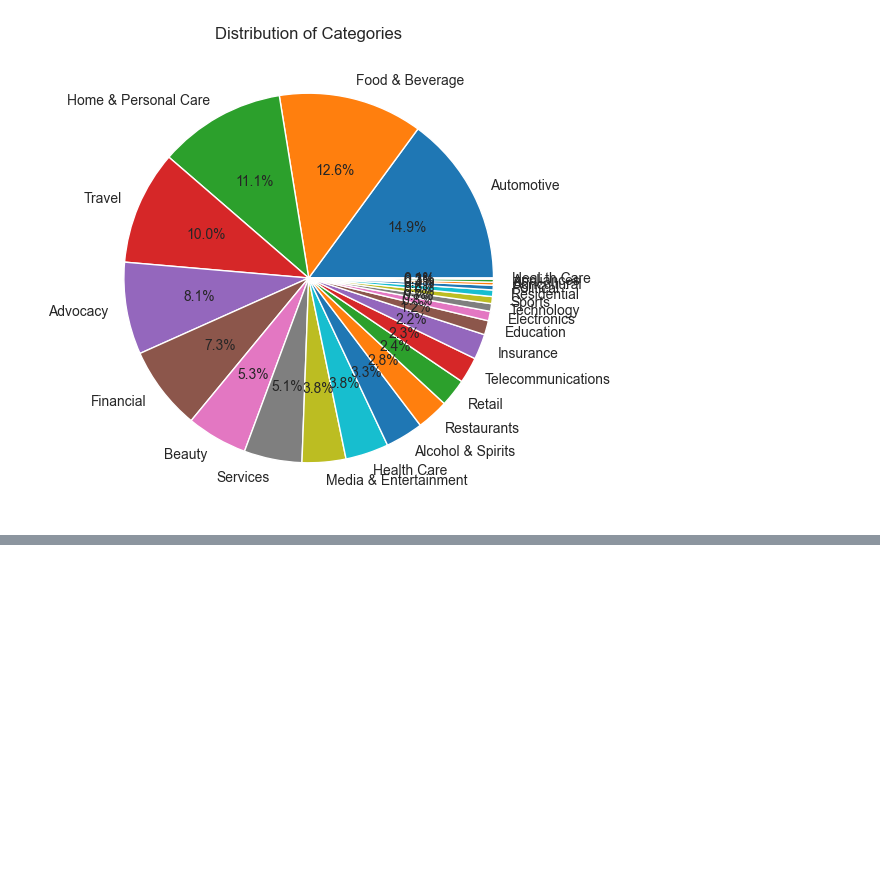
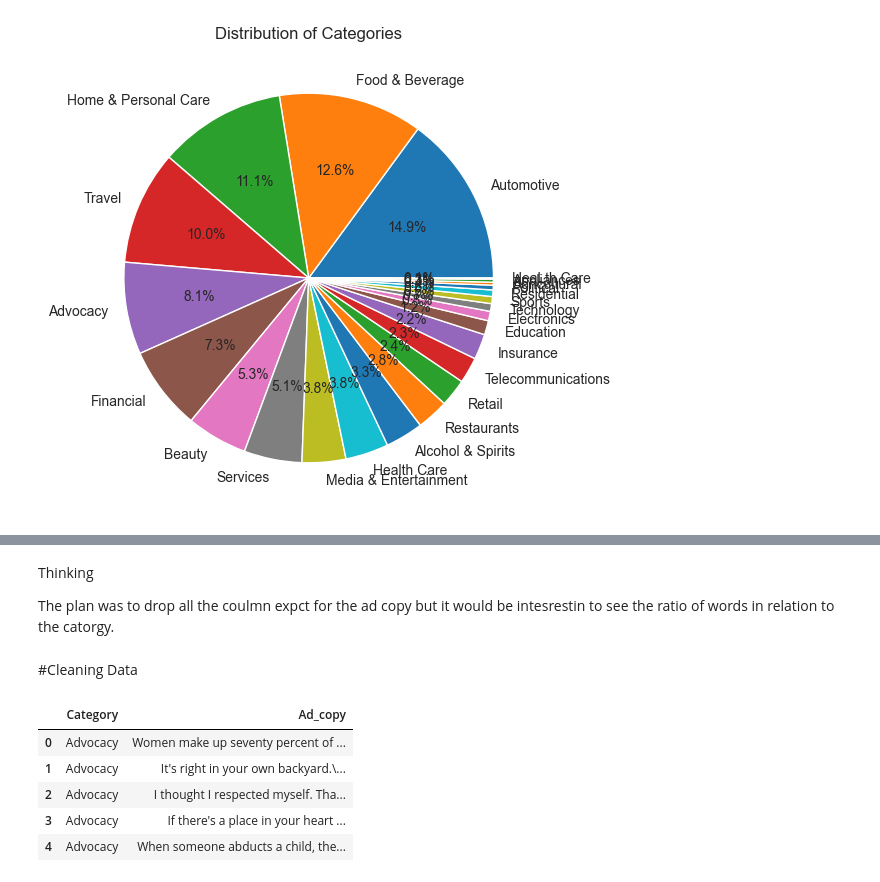
Before and after one commit to lifen-joy/20048573_MastersProject_2023, a Jupyter notebook: ads/explore.ipynb, the cells around one changed output, grey strips where cells are left out. Drawn from its saved outputs; the diff is of its cells as text; code cells hidden in the pictures; blank space fills up the shorter version.

```diff
--- a/ads/explore.ipynb
+++ b/ads/explore.ipynb
@@ -127 +128,22 @@ freq                                                    1
 There are 0 duplicates in the 'Ad_copy' column.
+# %% [markdown]
+Thinking
+
+The plan was to drop all the coulmn expct for the ad copy but it would be intesrestin to see the ratio of words in relation to the catorgy.
+# %% [markdown]
+#Cleaning Data
+# %%
+#Drop columns not needed
+if 'Advertiser' in data.columns:
+    data.drop(columns='Advertiser', inplace= True)
+if 'Product_or_spot' in data.columns:
+    data.drop(columns='Product_or_spot', inplace= True)
+
+data.head()
+# %% [output]
+|  | Category | Ad_copy |
+| 0 | Advocacy | Women make up seventy percent of ... |
+| 1 | Advocacy | It's right in your own backyard.\... |
+| 2 | Advocacy | I thought I respected myself. Tha... |
+| 3 | Advocacy | If there's a place in your heart ... |
+| 4 | Advocacy | When someone abducts a child, the... |
```
Also changed, not shown: parts of 1 cell of this notebook.
